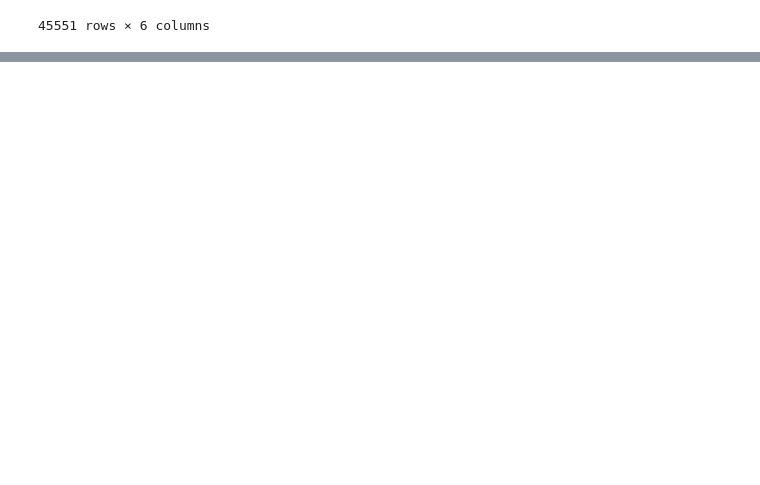
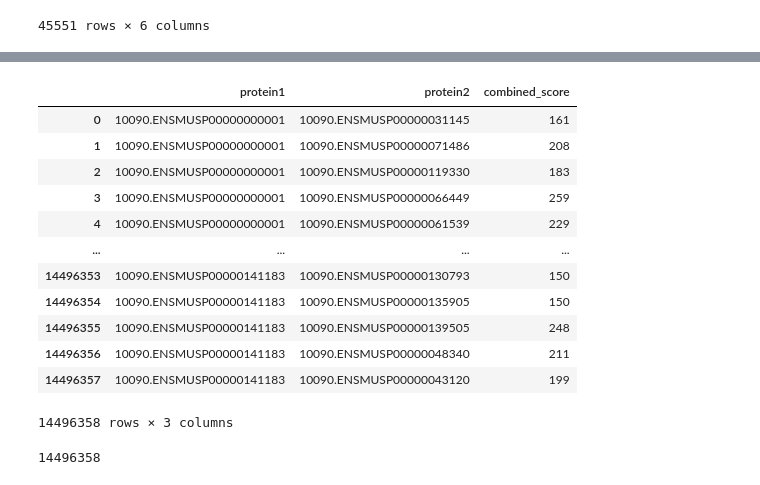
Before and after one commit to FerranC96/sKG4cellCommns, a Jupyter notebook: one.ipynb, the cells around one changed output, grey strips where cells are left out. Drawn from its saved outputs; the diff is of its cells as text; code cells hidden in the pictures; blank space fills up the shorter version.

```diff
--- a/one.ipynb
+++ b/one.ipynb
@@ -198,0 +269,21 @@ ccDB_mouse[3]
+# %%
+dSTRING = pd.read_csv("murineSTRING.txt", sep=" ")
+dSTRING
+# %% [output]
+|  | protein1 | protein2 | combined_score |
+| 0 | 10090.ENSMUSP00000000001 | 10090.ENSMUSP00000031145 | 161 |
+| 1 | 10090.ENSMUSP00000000001 | 10090.ENSMUSP00000071486 | 208 |
+| 2 | 10090.ENSMUSP00000000001 | 10090.ENSMUSP00000119330 | 183 |
+| 3 | 10090.ENSMUSP00000000001 | 10090.ENSMUSP00000066449 | 259 |
+| 4 | 10090.ENSMUSP00000000001 | 10090.ENSMUSP00000061539 | 229 |
+| ... | ... | ... | ... |
+| 14496353 | 10090.ENSMUSP00000141183 | 10090.ENSMUSP00000130793 | 150 |
+| 14496354 | 10090.ENSMUSP00000141183 | 10090.ENSMUSP00000135905 | 150 |
+| 14496355 | 10090.ENSMUSP00000141183 | 10090.ENSMUSP00000139505 | 248 |
+| 14496356 | 10090.ENSMUSP00000141183 | 10090.ENSMUSP00000048340 | 211 |
+| 14496357 | 10090.ENSMUSP00000141183 | 10090.ENSMUSP00000043120 | 199 |
+14496358 rows × 3 columns
+# %%
+dSTRING.shape[0]
+# %% [output]
+14496358
```
Also changed, not shown: parts of 11 cells of this notebook, 1 other file.
